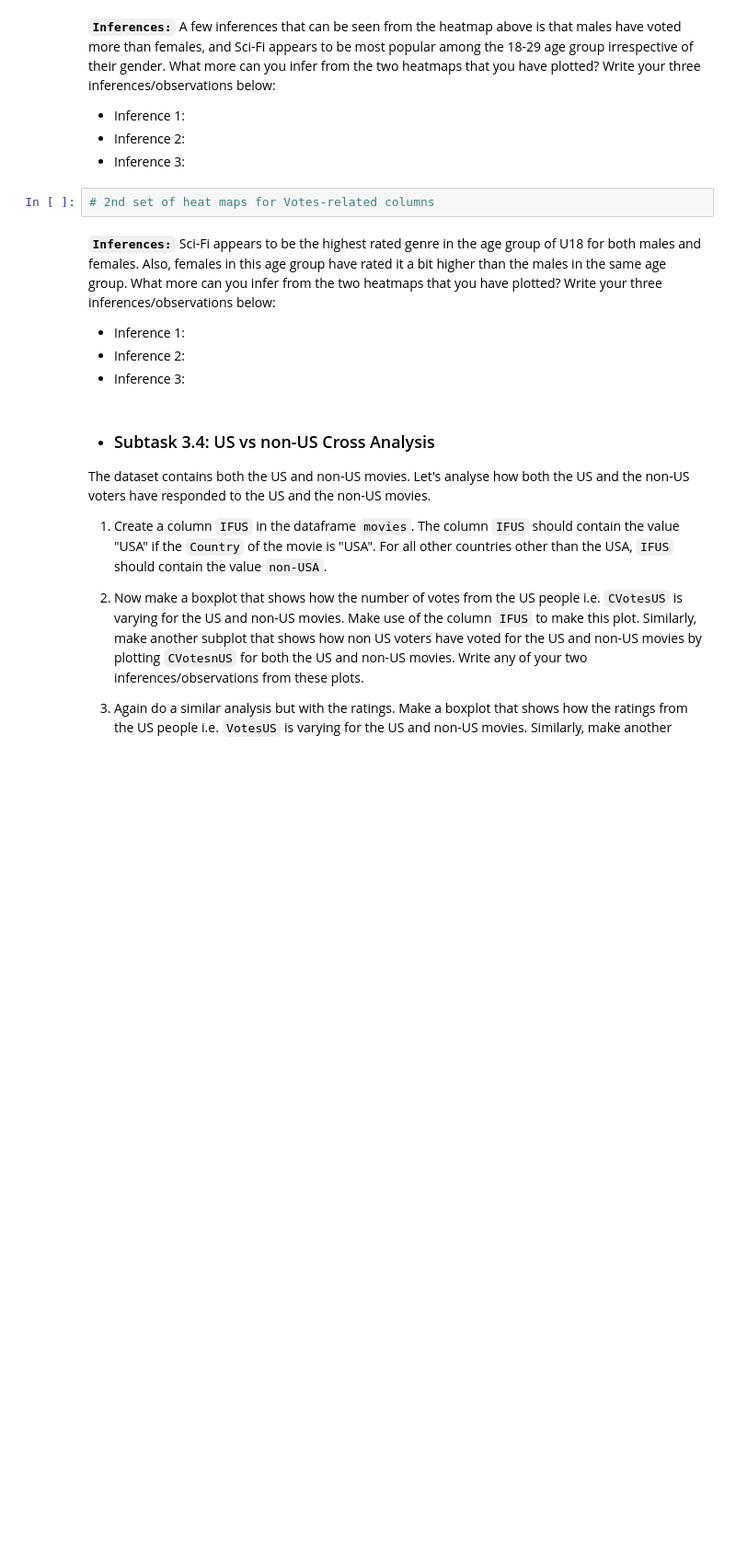
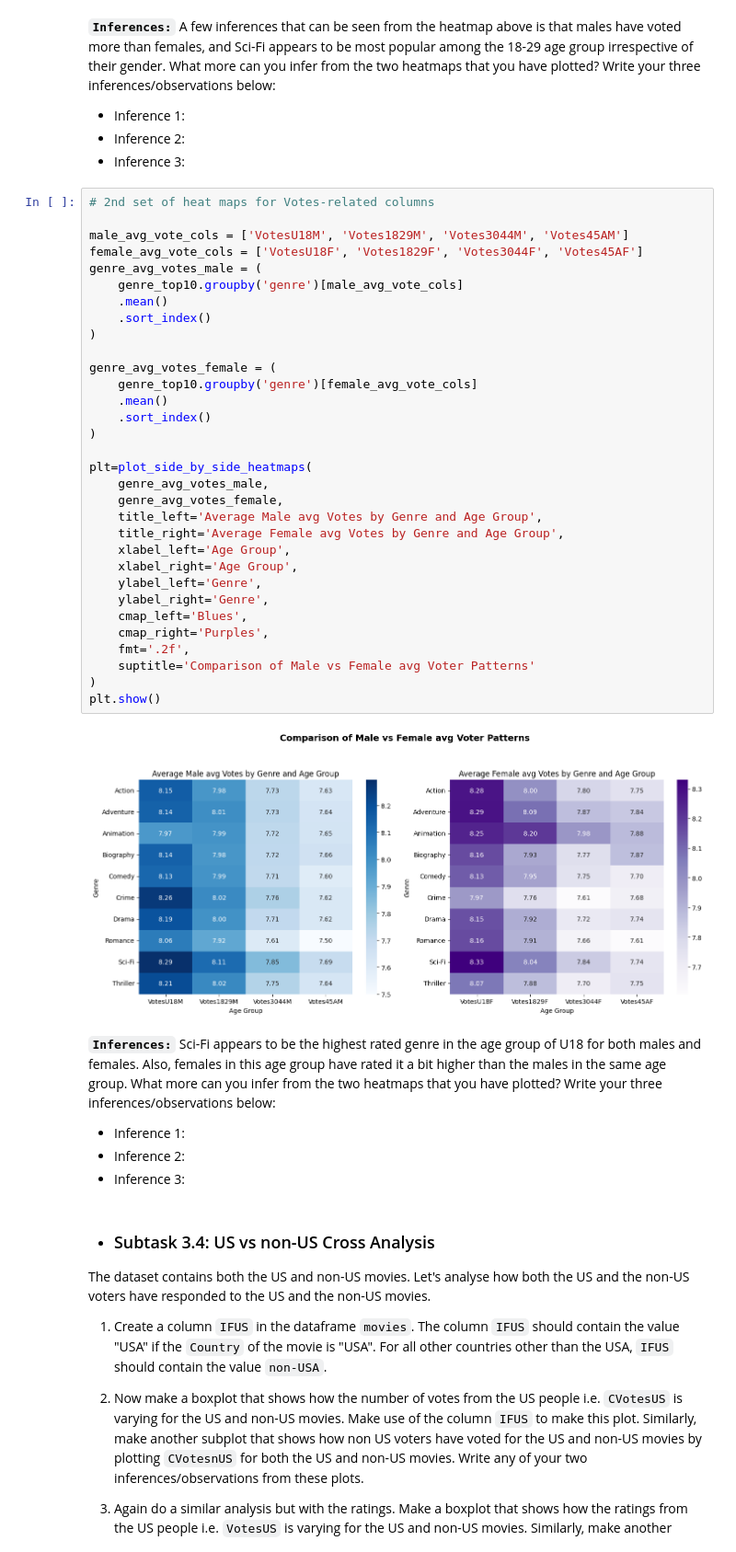
Before and after one commit to Rajesh2015/Logicmojo-AI-ML-Sept25-radash, a Jupyter notebook: EDA/IMDb+Movie+Assignment.ipynb, the cells around one changed output. Shown at 92% size. Drawn from its saved outputs; the diff is of its cells as text; blank space fills up the shorter version.

```diff
--- a/EDA/IMDb+Movie+Assignment.ipynb
+++ b/EDA/IMDb+Movie+Assignment.ipynb
@@ -621,8 +698,40 @@ https://stackoverflow.com/questions/56942670/matplotlib-seaborn-first-and-last-r
 - Inference 1:
 - Inference 2:
 - Inference 3:
-# %%
-# 2nd set of heat maps for Votes-related columns
+# %%
+# 2nd set of heat maps for Votes-related columns
+
+male_avg_vote_cols = ['VotesU18M', 'Votes1829M', 'Votes3044M', 'Votes45AM']
+female_avg_vote_cols = ['VotesU18F', 'Votes1829F', 'Votes3044F', 'Votes45AF']
+genre_avg_votes_male = (
+    genre_top10.groupby('genre')[male_avg_vote_cols]
+    .mean()
+    .sort_index()
+)
+
+genre_avg_votes_female = (
+    genre_top10.groupby('genre')[female_avg_vote_cols]
+    .mean()
+    .sort_index()
+)
+
+plt=plot_side_by_side_heatmaps(
+    genre_avg_votes_male,
+    genre_avg_votes_female,
+    title_left='Average Male avg Votes by Genre and Age Group',
+    title_right='Average Female avg Votes by Genre and Age Group',
+    xlabel_left='Age Group',
+    xlabel_right='Age Group',
+    ylabel_left='Genre',
+    ylabel_right='Genre',
+    cmap_left='Blues',
+    cmap_right='Purples',
+    fmt='.2f',
+    suptitle='Comparison of Male vs Female avg Voter Patterns'
+)
+plt.show()
+# %% [output]
+[figure, added]
 # %% [markdown]
 **`Inferences:`** Sci-Fi appears to be the highest rated genre in the age group of U18 for both males and females. Also, females in this age group have rated it a bit higher than the males in the same age group. What more can you infer from the two heatmaps that you have plotted? Write your three inferences/observations below:
 - Inference 1:
```
Also changed, not shown: parts of 9 cells of this notebook.
